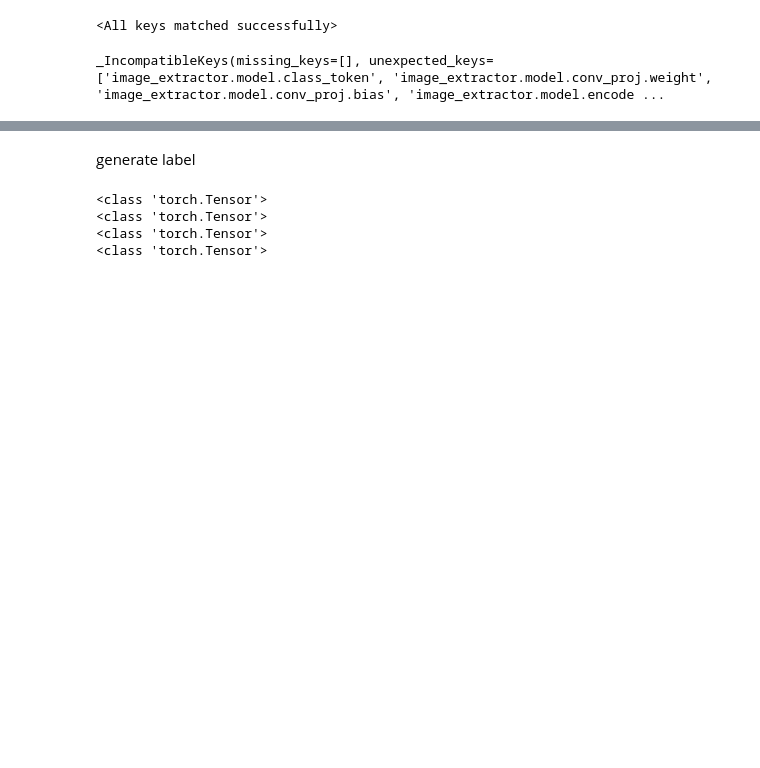
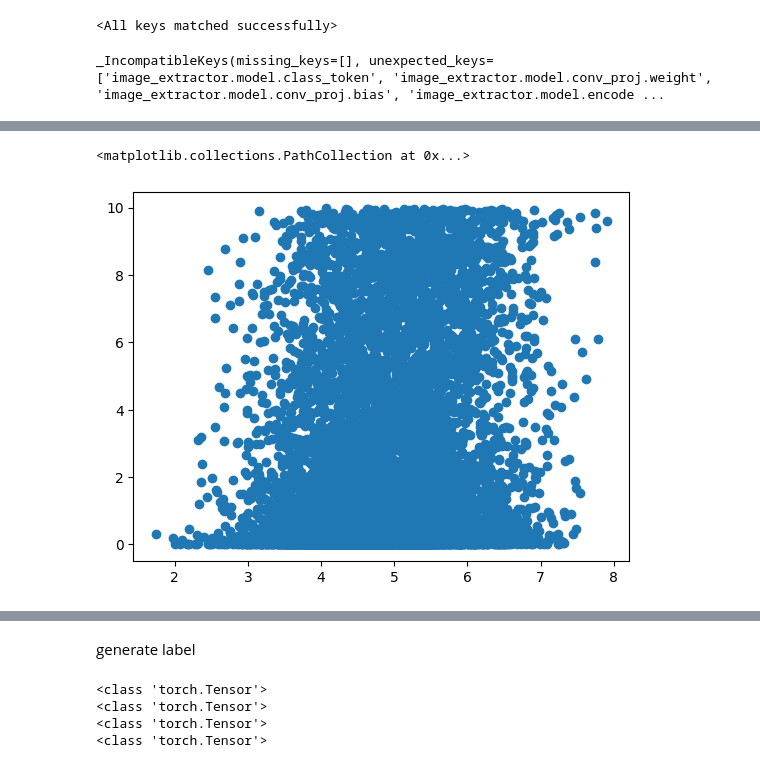
Before and after one commit to CeHouGIS/Safety_Perception_HK, a Jupyter notebook: safety_perception_model/single_model/prediction.ipynb, the cells around one changed output, grey strips where cells are left out. Drawn from its saved outputs; the diff is of its cells as text; code cells hidden in the pictures; blank space fills up the shorter version.

```diff
--- a/safety_perception_model/single_model/prediction.ipynb
+++ b/safety_perception_model/single_model/prediction.ipynb
@@ -371,7 +371,7 @@ import numpy as np
 
 # os.environ["CUDA_VISIBLE_DEVICES"] = "0"
 # %%
-root_path = "/data2/cehou/LLM_safety/LLM_models/safety_perception_model/multimodal/diff_concat_20241230/lr_1e-06_adaptor_output_dim_256_mix_process_concat/"
+root_path = "/data2/cehou/LLM_safety/LLM_models/safety_perception_model/multimodal/pseudo_label_20250103/lr_1e-05_adaptor_output_dim_256_mix_process_concat/"
 model_path = glob(f"{root_path}*.pt")[0]
 
 parameters_path = glob(f"{root_path}*.csv")[0]
@@ -388,7 +388,7 @@ class MultimodalSafetyPerceptionDataset(Dataset):
             transform (callable, optional): Optional transform to be applied on a sample.
         """
         self.data = data
-        # self.captions = list(self.data['text_description_short'])
+        self.captions = list(self.data['text_description_short'])
         if tokenizer == 'Bert':
             self.tokenizer = transformers.BertTokenizer.from_pretrained('bert-base-uncased')
         elif tokenizer == 'GPT2':
@@ -397,10 +397,8 @@ class MultimodalSafetyPerceptionDataset(Dataset):
             self.tokenizer = transformers.DistilBertTokenizer.from_pretrained('distilbert-base-uncased')
 
         self.transform = transform
-        if SVI_type == 'placepulse':
-            self.img_path = "/data2/cehou/LLM_safety/PlacePulse2.0/photo_dataset/final_photo_dataset/"
-        elif SVI_type == 'GSV':
-            self.img_path = "/data2/cehou/LLM_safety/GSV/HK_imgs/"
+
+        self.img_path = "/data2/cehou/LLM_safety/PlacePulse2.0/photo_dataset/final_photo_dataset/"
         self.paras = paras
         self.SVI_type = SVI_type
 
@@ -421,7 +419,6 @@ class MultimodalSafetyPerceptionDataset(Dataset):
                     image = np.array(Image.open(image_path))
                 else:
                     image = np.concatenate((image, np.array(Image.open(image_path))), axis=1)
-
         image = Image.fromarray(image)
         if self.paras['train_type'] == 'classification':
             label = self.data.iloc[idx]["label"]
@@ -435,7 +432,7 @@ class MultimodalSafetyPerceptionDataset(Dataset):
             image = transforms.ToTensor()(image)
 
         tokenized_text = self.tokenizer(
-            self.data.iloc[idx]["text_description_gender"], padding=True, truncation=True, max_length=512
+            self.data.iloc[idx]["text_description_short"], padding=True, truncation=True, max_length=512
         )
         encoded_descriptions =  torch.tensor(tokenized_text['input_ids']).float()
         attention_mask = torch.tensor(tokenized_text['attention_mask']).float()
@@ -453,6 +450,8 @@ class MultimodalSafetyPerceptionDataset(Dataset):
         # encoded_descriptions = torch.nn.Linear(encoded_descriptions.size(0), 512)(encoded_descriptions)
 
         return image, (encoded_descriptions, attention_mask), label
+
+
 
 def get_transforms(resize_size):
     return transforms.Compose(
@@ -538,3 +537,15 @@ image_feature_generater.load_state_dict(torch.load(model_path, map_location='cud
 text_feature_generater.load_state_dict(torch.load(model_path, map_location='cuda:0'), strict=False)
 # %% [output]
 _IncompatibleKeys(missing_keys=[], unexpected_keys=['image_extractor.model.class_token', 'image_extractor.model.conv_proj.weight', 'image_extractor.model.conv_proj.bias', 'image_extractor.model.encode ...
+# %%
+device = torch.device("cuda:1" if torch.cuda.is_available() else "cpu")
+placepulse_data = pd.read_csv("/data2/cehou/LLM_safety/img_text_data/baseline/tidyed/dataset_baseline_baseline_baseline_baseline_9030_withlabel.csv")
+
+# placepulse_data['label'] = 1
+# placepulse_data = placepulse_data.rename(columns={"panoid": "Image_ID"})
+transform = get_transforms((224,224))
+total_dataset = MultimodalSafetyPerceptionDataset(placepulse_data, tokenizer=parameters['text_feature_extractor'], transform=transform, paras=parameters, SVI_type="placepulse")
+total_loader = torch.utils.data.DataLoader(total_dataset, batch_size=parameters['batch_size'])
+
+multimodal_model.eval()  # 切换到评估模式
+all_outputs, all_labels = multimodal_model_test(multimodal_model, total_loader)
@@ -540,0 +570,10 @@ _IncompatibleKeys(missing_keys=[], unexpected_keys=['image_extractor.model.class
+# %%
+all_outputs_normalized = F.softmax(all_outputs, dim=1)
+final_outputs = all_outputs_normalized[:,0]* 0 + all_outputs_normalized[:,1] * 10
+final_outputs = final_outputs.cpu().numpy()
+placepulse_data['final_outputs'] = final_outputs
+# %%
+plt.scatter(placepulse_data['Score'], placepulse_data['final_outputs'])
+# %% [output]
+<matplotlib.collections.PathCollection at 0x...>
+[figure, added]
```
Also changed, not shown: parts of 3 cells of this notebook, 6 other files.
